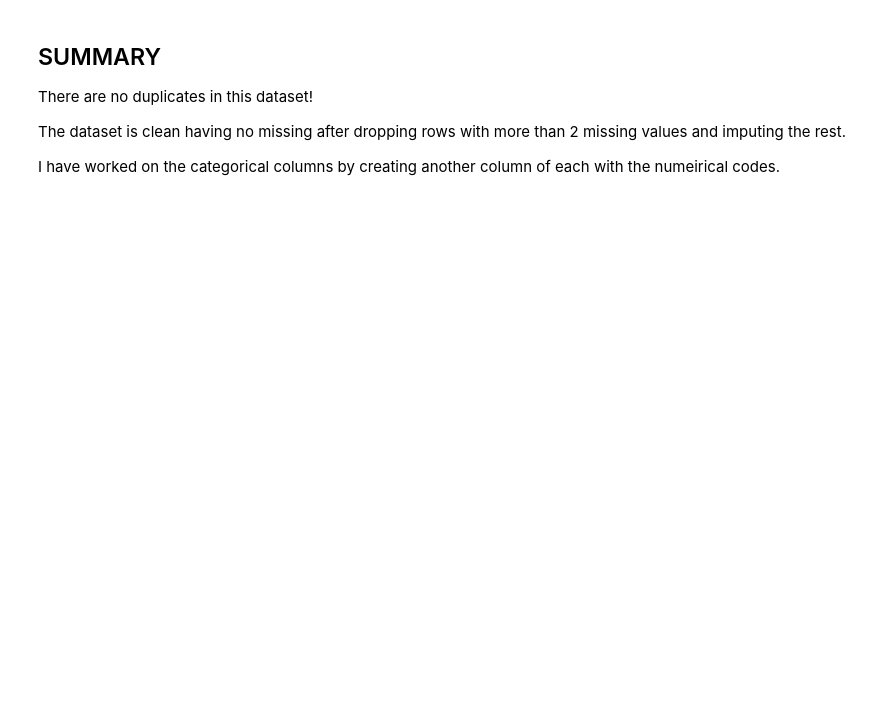
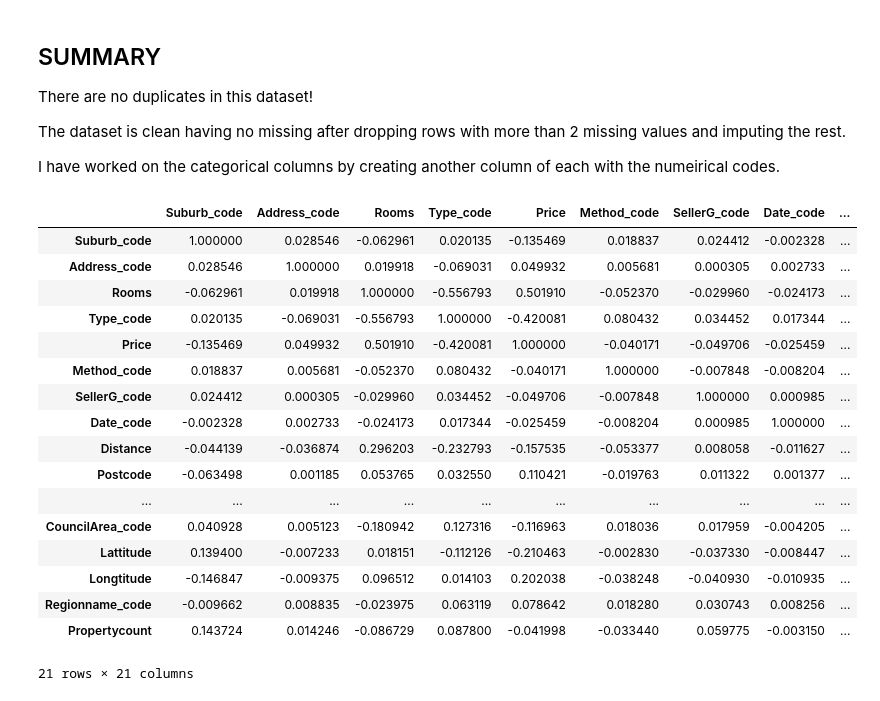
Before and after one commit to Emilly-Njue/Regression, a Jupyter notebook: regression1.ipynb, the cells around one changed output. Drawn from its saved outputs; the diff is of its cells as text; code cells hidden in the pictures; blank space fills up the shorter version.

```diff
--- a/regression1.ipynb
+++ b/regression1.ipynb
@@ -301,3 +371,24 @@ There are no duplicates in this dataset!
 The dataset is clean having no missing after dropping rows with more than 2 missing values and imputing the rest.
 
 I have worked on the categorical columns by creating another column of each with the numeirical codes.
+# %%
+housing.corr()
+# %% [output]
+|  | Suburb_code | Address_code | Rooms | Type_code | Price | Method_code | SellerG_code | Date_code | ... |
+| Suburb_code | 1.000000 | 0.028546 | -0.062961 | 0.020135 | -0.135469 | 0.018837 | 0.024412 | -0.002328 | ... |
+| Address_code | 0.028546 | 1.000000 | 0.019918 | -0.069031 | 0.049932 | 0.005681 | 0.000305 | 0.002733 | ... |
+| Rooms | -0.062961 | 0.019918 | 1.000000 | -0.556793 | 0.501910 | -0.052370 | -0.029960 | -0.024173 | ... |
+| Type_code | 0.020135 | -0.069031 | -0.556793 | 1.000000 | -0.420081 | 0.080432 | 0.034452 | 0.017344 | ... |
+| Price | -0.135469 | 0.049932 | 0.501910 | -0.420081 | 1.000000 | -0.040171 | -0.049706 | -0.025459 | ... |
+| Method_code | 0.018837 | 0.005681 | -0.052370 | 0.080432 | -0.040171 | 1.000000 | -0.007848 | -0.008204 | ... |
+| SellerG_code | 0.024412 | 0.000305 | -0.029960 | 0.034452 | -0.049706 | -0.007848 | 1.000000 | 0.000985 | ... |
+| Date_code | -0.002328 | 0.002733 | -0.024173 | 0.017344 | -0.025459 | -0.008204 | 0.000985 | 1.000000 | ... |
+| Distance | -0.044139 | -0.036874 | 0.296203 | -0.232793 | -0.157535 | -0.053377 | 0.008058 | -0.011627 | ... |
+| Postcode | -0.063498 | 0.001185 | 0.053765 | 0.032550 | 0.110421 | -0.019763 | 0.011322 | 0.001377 | ... |
+| ... | ... | ... | ... | ... | ... | ... | ... | ... | ... |
+| CouncilArea_code | 0.040928 | 0.005123 | -0.180942 | 0.127316 | -0.116963 | 0.018036 | 0.017959 | -0.004205 | ... |
+| Lattitude | 0.139400 | -0.007233 | 0.018151 | -0.112126 | -0.210463 | -0.002830 | -0.037330 | -0.008447 | ... |
+| Longtitude | -0.146847 | -0.009375 | 0.096512 | 0.014103 | 0.202038 | -0.038248 | -0.040930 | -0.010935 | ... |
+| Regionname_code | -0.009662 | 0.008835 | -0.023975 | 0.063119 | 0.078642 | 0.018280 | 0.030743 | 0.008256 | ... |
+| Propertycount | 0.143724 | 0.014246 | -0.086729 | 0.087800 | -0.041998 | -0.033440 | 0.059775 | -0.003150 | ... |
+21 rows × 21 columns
```
Also changed, not shown: parts of 7 cells of this notebook.
